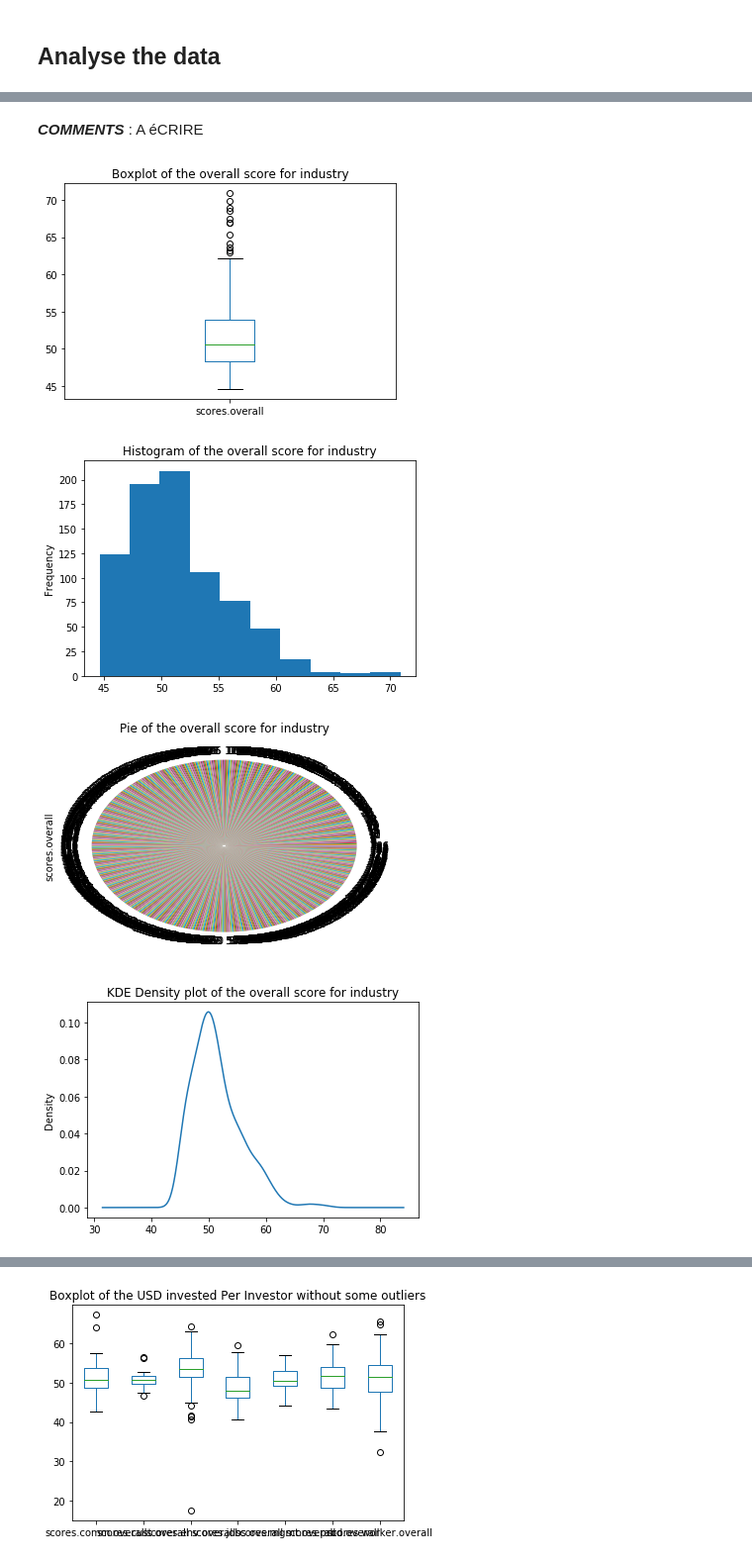
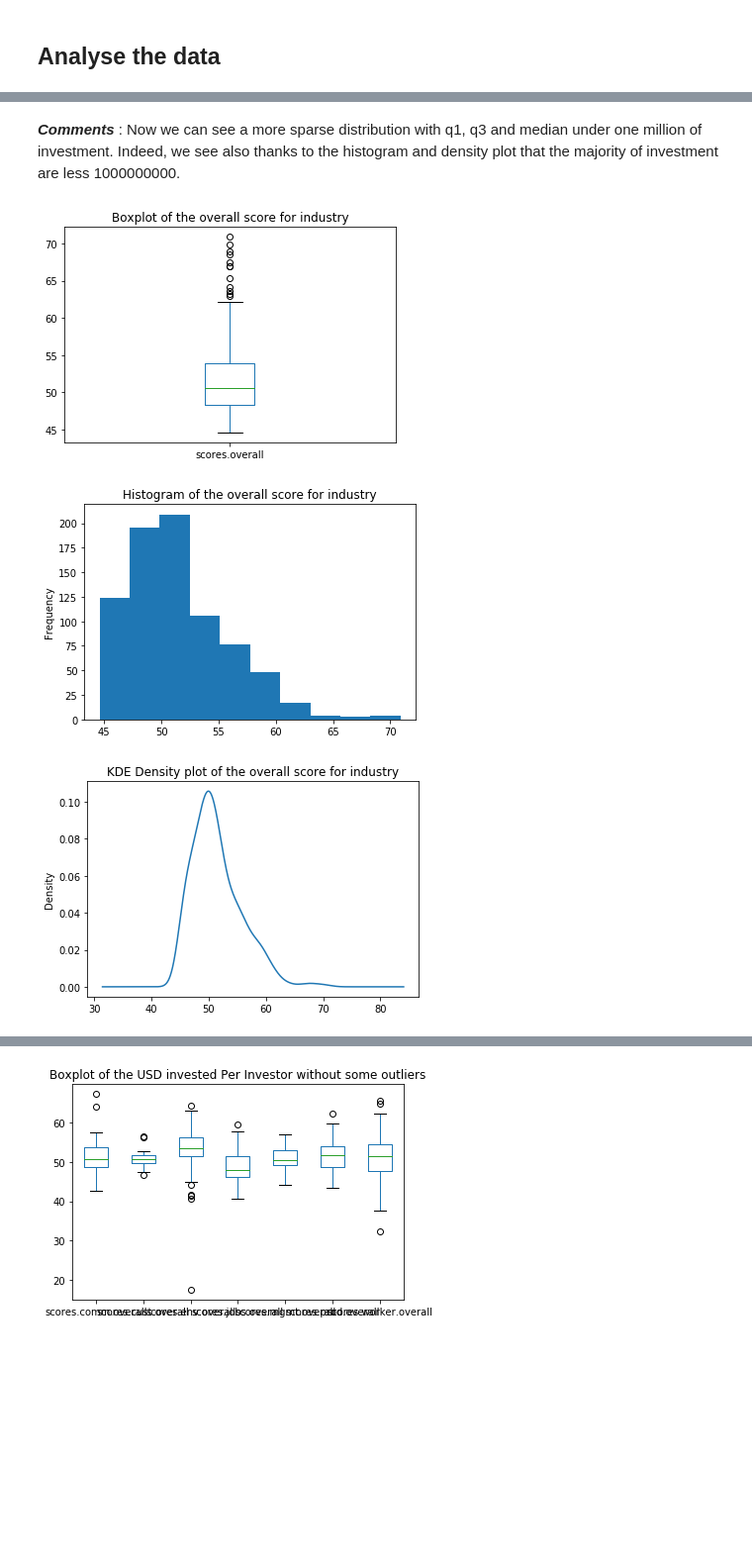
Before and after one commit to dcleres/investing_for_social_good, a Jupyter notebook: milestone_2_notebook.ipynb, the cells around one changed output, grey strips where cells are left out. Shown at 99% size. Drawn from its saved outputs; the diff is of its cells as text; code cells hidden in the pictures; blank space fills up the shorter version.

```diff
--- a/milestone_2_notebook.ipynb
+++ b/milestone_2_notebook.ipynb
@@ -116,22 +91,18 @@ The data point is considered as being an outlier if it is outside of this interv
-# %% [markdown]
-***COMMENTS*** :
-A éCRIRE
+# %% [markdown]
+***Comments*** :
+Now we can see a more sparse distribution with q1, q3 and median under one million of investment. Indeed, we see also thanks to the histogram and density plot that the majority of investment are less 1000000000.
 # %%
 jc_companies_df = pd.read_csv(data_folder + "jc_companies.csv")
 jc_companies_df['scores.overall'].plot.box()
 plt.title('Boxplot of the overall score for industry')
 plt.show()
 jc_companies_df['scores.overall'].plot.hist()
 plt.title('Histogram of the overall score for industry')
 plt.show()
-jc_companies_df['scores.overall'].plot.pie()
-plt.title('Pie of the overall score for industry')
-plt.show()
 jc_companies_df['scores.overall'].plot.kde()
 plt.title('KDE Density plot of the overall score for industry')
 plt.show()
 # %% [output]
 [figure]
 [figure]
-[figure, old version]
+[figure, new version]
-[figure, removed]
```
Also changed, not shown: parts of 9 cells of this notebook.
